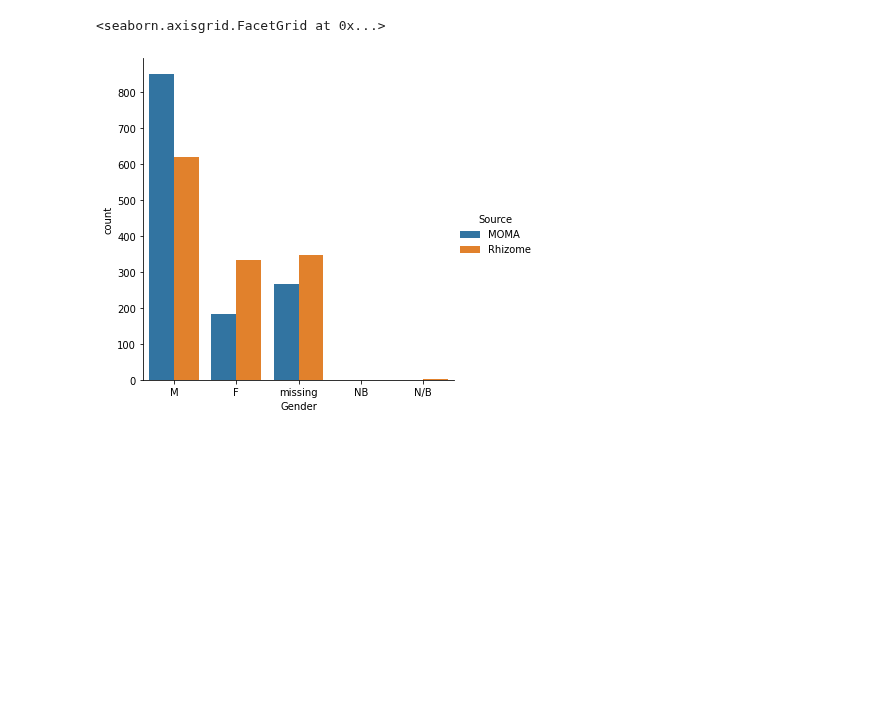
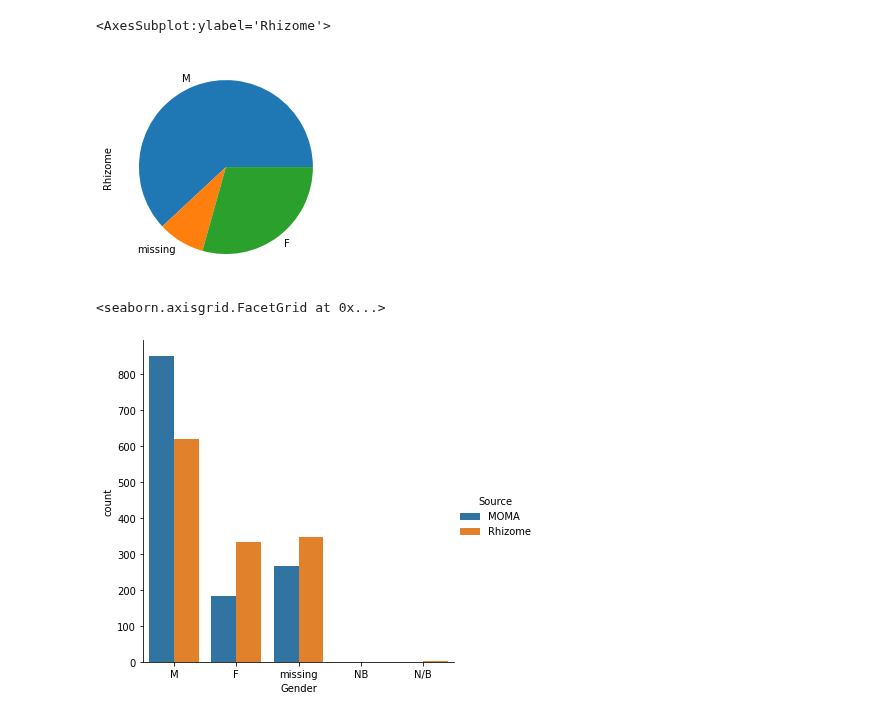
Before and after one commit to laurentfintoni/Net-Art-Rev, a Jupyter notebook: Lo_Viz.ipynb, the cells around one changed output. Cells and saved outputs as stored; diff of their text form; code cells hidden in the pictures; blank space fills up the shorter version.

```diff
--- a/Lo_Viz.ipynb
+++ b/Lo_Viz.ipynb
@@ -18,3 +81,10 @@ Index(['ID', 'Artist', 'Artist URL', 'Collective', 'Collective URL',
+# %%
+gender = pd.DataFrame()
+gender['MOMA'] = moma_artists['Gender'].value_counts()
+gender['Rhizome'] = rhz_artists['Gender'].value_counts()
+# %% [output]
+<AxesSubplot:ylabel='Rhizome'>
+[figure, added]
 # %%
 moma_genders = moma_artists['Gender']
 # %%
```
Also changed, not shown: parts of 7 cells of this notebook.
